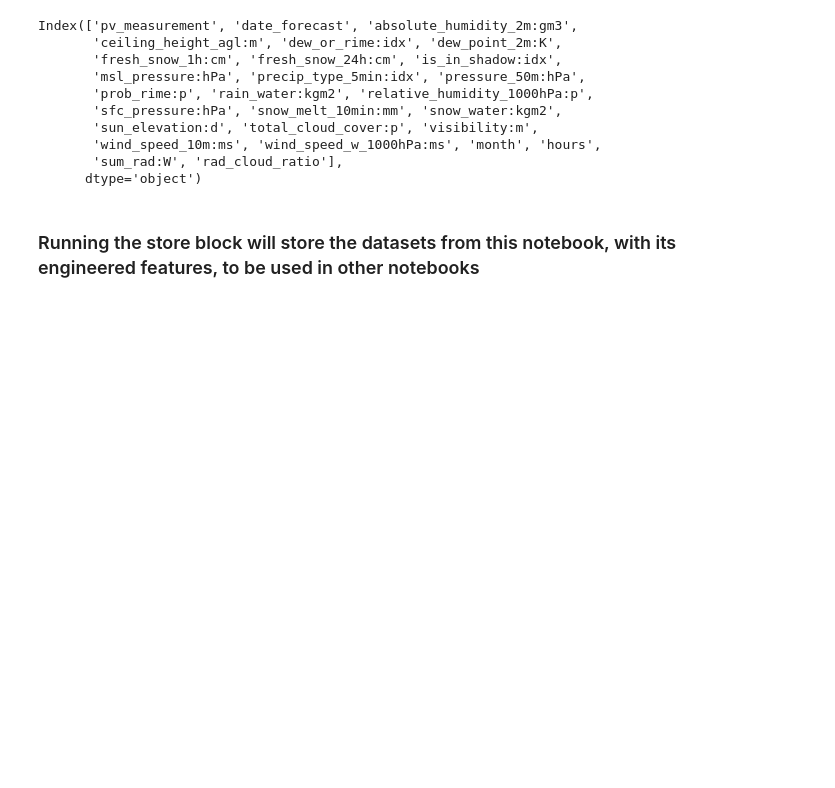
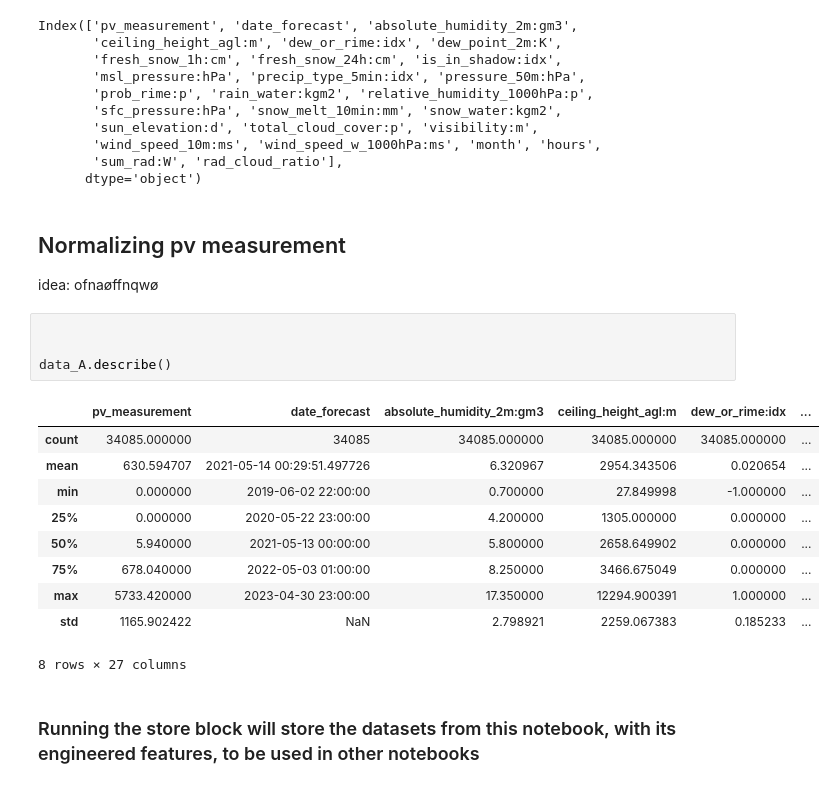
Before and after one commit to nasols/TDT4174-Machine-Learning, a Jupyter notebook: feature_engineering.ipynb, the cells around one changed output. Drawn from its saved outputs; the diff is of its cells as text; blank space fills up the shorter version.

```diff
--- a/feature_engineering.ipynb
+++ b/feature_engineering.ipynb
@@ -172,6 +182,25 @@ Index(['pv_measurement', 'date_forecast', 'absolute_humidity_2m:gm3',
        'wind_speed_10m:ms', 'wind_speed_w_1000hPa:ms', 'month', 'hours',
        'sum_rad:W', 'rad_cloud_ratio'],
       dtype='object')
+# %% [markdown]
+## Normalizing pv measurement
+
+idea: ofnaøffnqwø
+# %%
+
+
+data_A.describe()
+# %% [output]
+|  | pv_measurement | date_forecast | absolute_humidity_2m:gm3 | ceiling_height_agl:m | dew_or_rime:idx | ... |
+| count | 34085.000000 | 34085 | 34085.000000 | 34085.000000 | 34085.000000 | ... |
+| mean | 630.594707 | 2021-05-14 00:29:51.497726 | 6.320967 | 2954.343506 | 0.020654 | ... |
+| min | 0.000000 | 2019-06-02 22:00:00 | 0.700000 | 27.849998 | -1.000000 | ... |
+| 25% | 0.000000 | 2020-05-22 23:00:00 | 4.200000 | 1305.000000 | 0.000000 | ... |
+| 50% | 5.940000 | 2021-05-13 00:00:00 | 5.800000 | 2658.649902 | 0.000000 | ... |
+| 75% | 678.040000 | 2022-05-03 01:00:00 | 8.250000 | 3466.675049 | 0.000000 | ... |
+| max | 5733.420000 | 2023-04-30 23:00:00 | 17.350000 | 12294.900391 | 1.000000 | ... |
+| std | 1165.902422 | NaN | 2.798921 | 2259.067383 | 0.185233 | ... |
+8 rows × 27 columns
 # %% [markdown]
 ### Running the store block will store the datasets from this notebook, with its engineered features, to be used in other notebooks
 # %%
```
Also changed, not shown: parts of 2 cells of this notebook, 50 other files.
